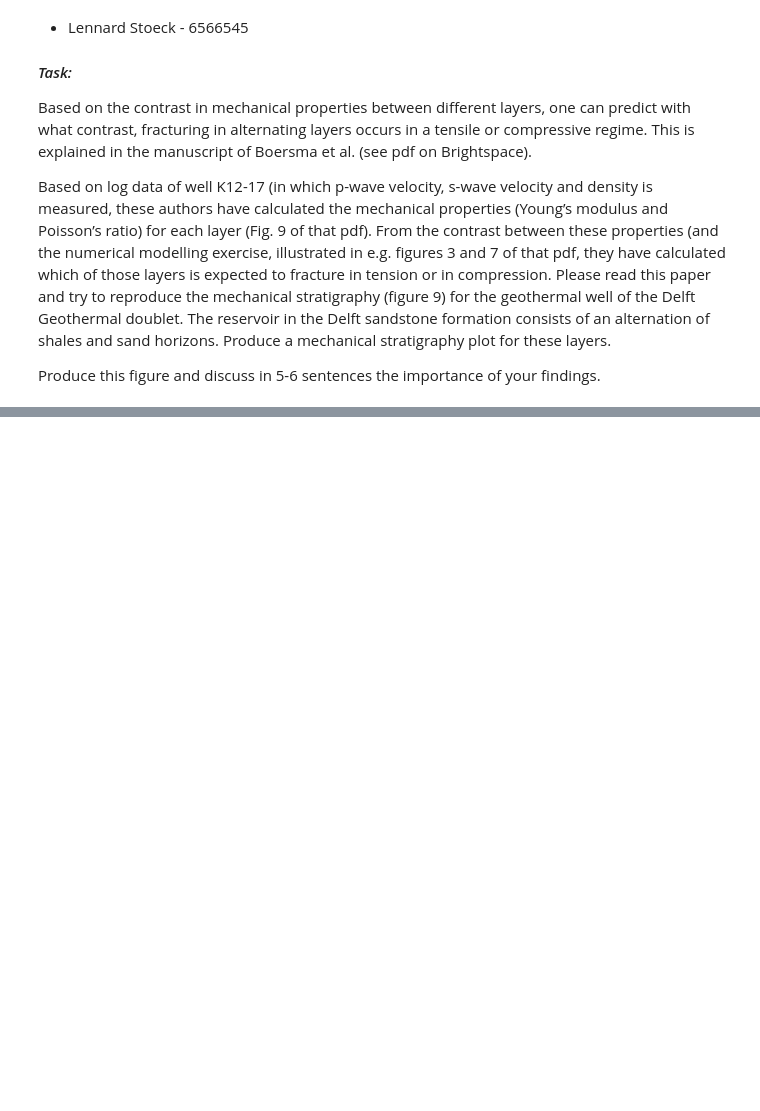
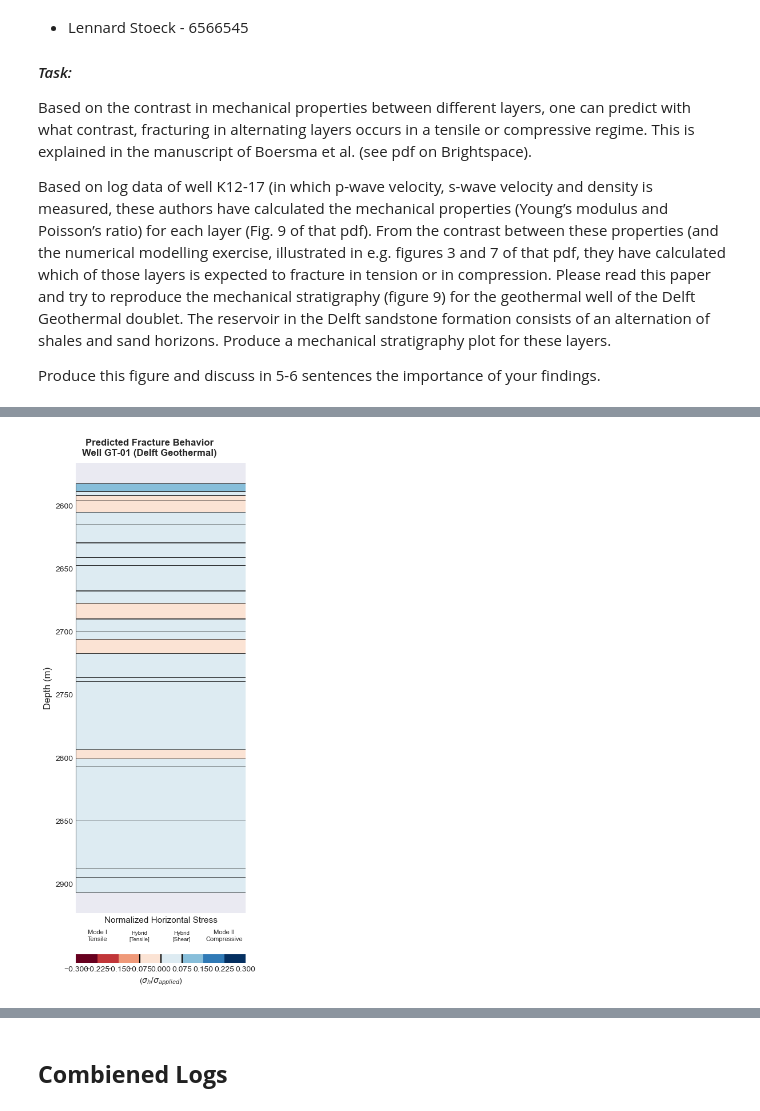
Before and after one commit to nandanajihha/Geomechanics-Q3, a Jupyter notebook: # Exercise GMSG 3/Report exercice 3.ipynb, the cells around one changed output, grey strips where cells are left out. Saved outputs shown, nothing was run; the diff lists cells and outputs as text; code cells hidden in the pictures; blank space fills up the shorter version.

```diff
--- a/# Exercise GMSG 3/Report exercice 3.ipynb
+++ b/# Exercise GMSG 3/Report exercice 3.ipynb
@@ -25,0 +464,78 @@ plt.style.use('seaborn-v0_8-darkgrid')
+# %%
+# Calculating normalized horizontal stress parameter
+layer_stats['Stress_norm'] = (layer_stats['E_ratio'] - 1.0) * (layer_stats['nu_avg'] - 0.25) * 2.0
+
+# Function to classify fracture mode based on stress
+def classify_fracture_mode(stress):
+    if pd.isna(stress):
+        return 'Unknown'
+    elif stress < -0.075:
+        return 'Mode I Tensile'
+    elif -0.075 <= stress < 0:
+        return 'Hybrid [Tensile]'
+    elif 0 <= stress < 0.075:
+        return 'Hybrid [Shear]'
+    else:
+        return 'Mode II Compressive'
+
+layer_stats['Fracture_Mode'] = layer_stats['Stress_norm'].apply(classify_fracture_mode)
+
+# Visualizing normalized horizontal stress with discrete colormap
+from matplotlib.colors import BoundaryNorm
+from matplotlib.cm import ScalarMappable
+
+fig, ax = plt.subplots(1, 1, figsize=(4, 10))
+fig.suptitle('Predicted Fracture Behavior\nWell GT-01 (Delft Geothermal)', fontsize=12, fontweight='bold')
+
+# Discrete colormap with 8 segments
+boundaries = [-0.3, -0.225, -0.15, -0.075, 0.0, 0.075, 0.15, 0.225, 0.3]
+norm = BoundaryNorm(boundaries, ncolors=256)
+cmap = plt.cm.RdBu  # Red (tensile/negative) to Blue (compressive/positive)
+
+for idx, row in layer_stats.iterrows():
+    if not pd.isna(row['Stress_norm']):
+        color = cmap(norm(row['Stress_norm']))
+        ax.barh(row['Depth_mid'], 1, height=row['Thickness'],
+                color=color, edgecolor='black', linewidth=0.5)
+
+ax.set_ylabel('Depth (m)', fontsize=12)
+ax.set_xlabel('Normalized Horizontal Stress', fontsize=11)
+ax.set_xlim(0, 1)
+ax.set_xticks([])
+ax.invert_yaxis()
+ax.grid(False)
+
+# Adding colorbar
+sm = ScalarMappable(cmap=cmap, norm=norm)
+sm.set_array([])
+cbar = plt.colorbar(sm, ax=ax, orientation='horizontal', pad=0.08, fraction=0.05, aspect=20)
+cbar.set_label(r'($\sigma_h/\sigma_{applied}$)', fontsize=10)
+
+# Adding fracture mode labels above colorbar
+y_label_pos = 2.5
+cbar.ax.text(0.125, y_label_pos, 'Mode I\nTensile', ha='center', va='bottom', fontsize=8,
+             transform=cbar.ax.transAxes, fontweight='normal')
+cbar.ax.text(0.375, y_label_pos, 'Hybrid\n[Tensile]', ha='center', va='bottom', fontsize=7,
+             transform=cbar.ax.transAxes)
+cbar.ax.text(0.625, y_label_pos, 'Hybrid\n[Shear]', ha='center', va='bottom', fontsize=7,
+             transform=cbar.ax.transAxes)
+cbar.ax.text(0.875, y_label_pos, 'Mode II\nCompressive', ha='center', va='bottom', fontsize=8,
+             transform=cbar.ax.transAxes, fontweight='normal')
+
+# Adding vertical separator lines at fracture mode boundaries
+boundary_values = [-0.075, 0.0, 0.075]
+for boundary in boundary_values:
+    cbar.ax.axvline(x=boundary, color='black', linewidth=1.5, linestyle='-')
+
+plt.tight_layout()
+plt.show()
+
+# Summary statistics
+print(layer_stats['Fracture_Mode'].value_counts())
+print(f"\nLayers by Fracture Mode:")
+for mode in ['Mode I Tensile', 'Hybrid [Tensile]', 'Hybrid [Shear]', 'Mode II Compressive']:
+    count = (layer_stats['Fracture_Mode'] == mode).sum()
+    if count > 0:
+        print(f"  {mode}: {count} layers")
+# %% [output]
+[figure, added]
@@ -25,0 +553,2 @@ plt.style.use('seaborn-v0_8-darkgrid')
+# %% [markdown]
+## **Combiened Logs**
```
Also changed, not shown: parts of 20 cells of this notebook.
